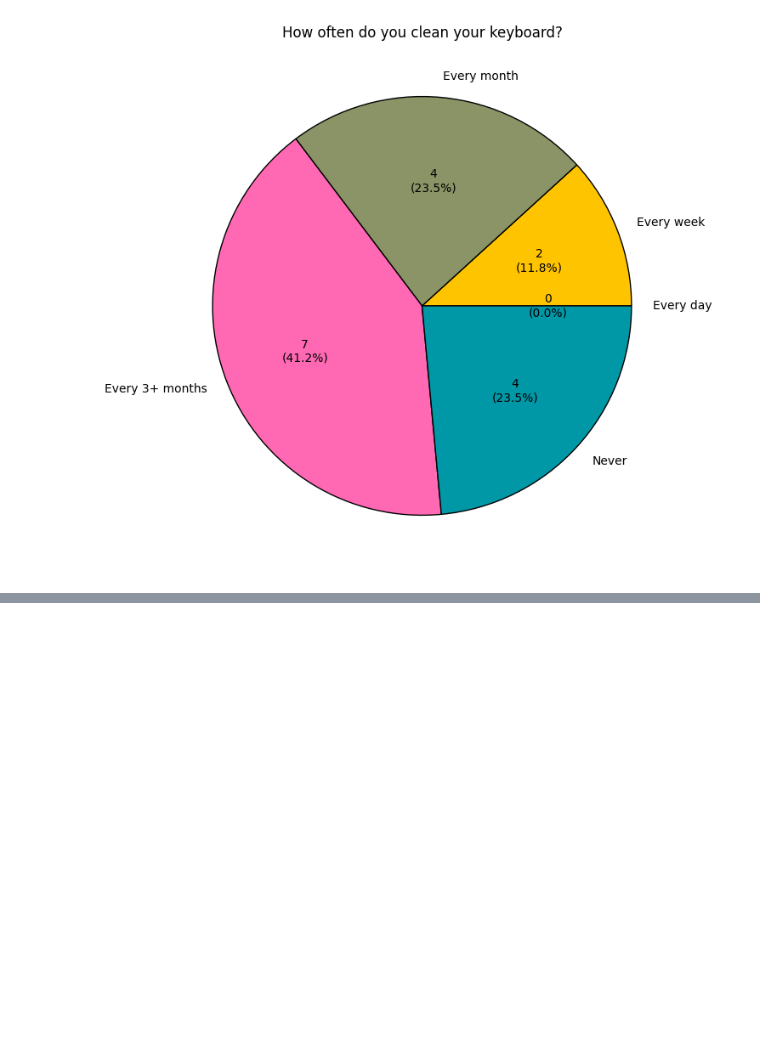
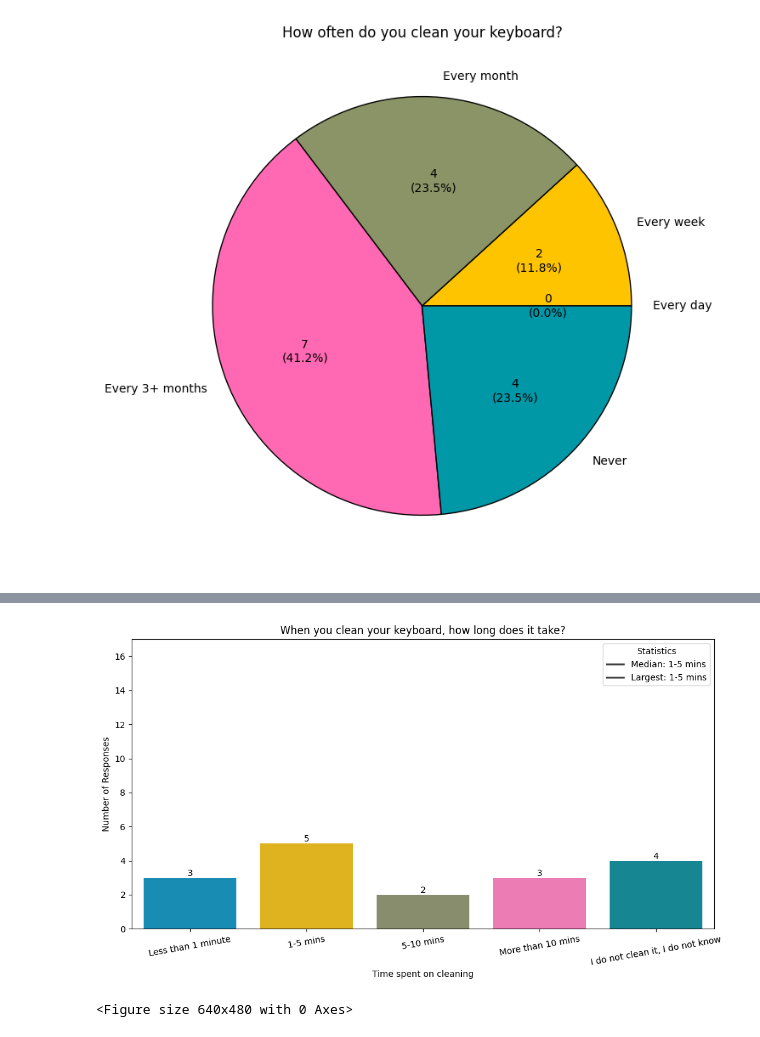
Before and after one commit to SDP-Group6/data_analysis, a Jupyter notebook: survey_data_analysis.ipynb, the cells around one changed output, grey strips where cells are left out. Saved outputs shown, nothing was run; the diff lists cells and outputs as text; code cells hidden in the pictures; blank space fills up the shorter version.

```diff
--- a/survey_data_analysis.ipynb
+++ b/survey_data_analysis.ipynb
@@ -117,0 +186,7 @@ plt.show()
+# %%
+q3_x_bins = ["Less than 1 minute", "1-5 mins", "5-10 mins", "More than 10 mins", "I do not clean it, I do not know"]
+
+# Options that have not been picked even once, are shown with assigned count 0
+q3_y_bins =survey_df["When you clean your keyboard, how long does it take?"].value_counts().reindex(q3_x_bins, fill_value=0)
+
+survey_df["When you clean your keyboard, how long does it take?"].value_counts()
@@ -117,0 +201,26 @@ plt.show()
+# %%
+ax = plt.figure(figsize=(12, 6))
+ax = sns.barplot(x=q3_x_bins, y=q3_y_bins, palette=palette)
+
+# Median Category
+cumulative_counts = q3_y_bins.cumsum()
+median_index = np.searchsorted(cumulative_counts, TOTAL_NUM_RESPONSES // 2)
+median_category = q3_x_bins[median_index]
+
+# Largest Category
+largest_category = q3_y_bins.idxmax()
+
+for i, v in enumerate(q3_y_bins):
+    plt.text(i, v, str(v), ha="center", va="bottom")
+
+plt.xticks(rotation=10)
+plt.ylim(0, TOTAL_NUM_RESPONSES)
+plt.legend(title="Statistics", labels=[f"Median: {median_category}", f"Largest: {largest_category}"])
+plt.xlabel("Time spent on cleaning")
+plt.ylabel("Number of Responses")
+plt.title("When you clean your keyboard, how long does it take?")
+plt.show()
+plt.tight_layout()
+# %% [output]
+[figure, added]
+<Figure size 640x480 with 0 Axes>
```
Also changed, not shown: parts of 12 cells of this notebook.
